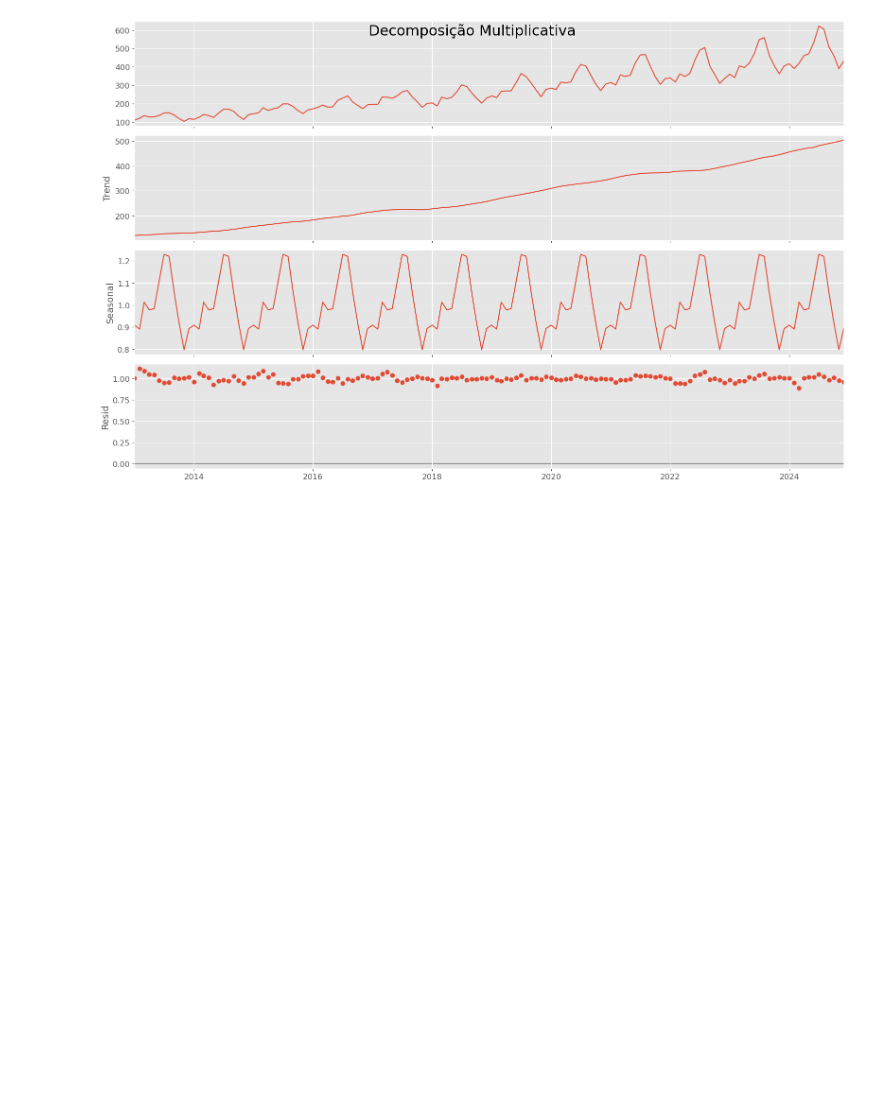
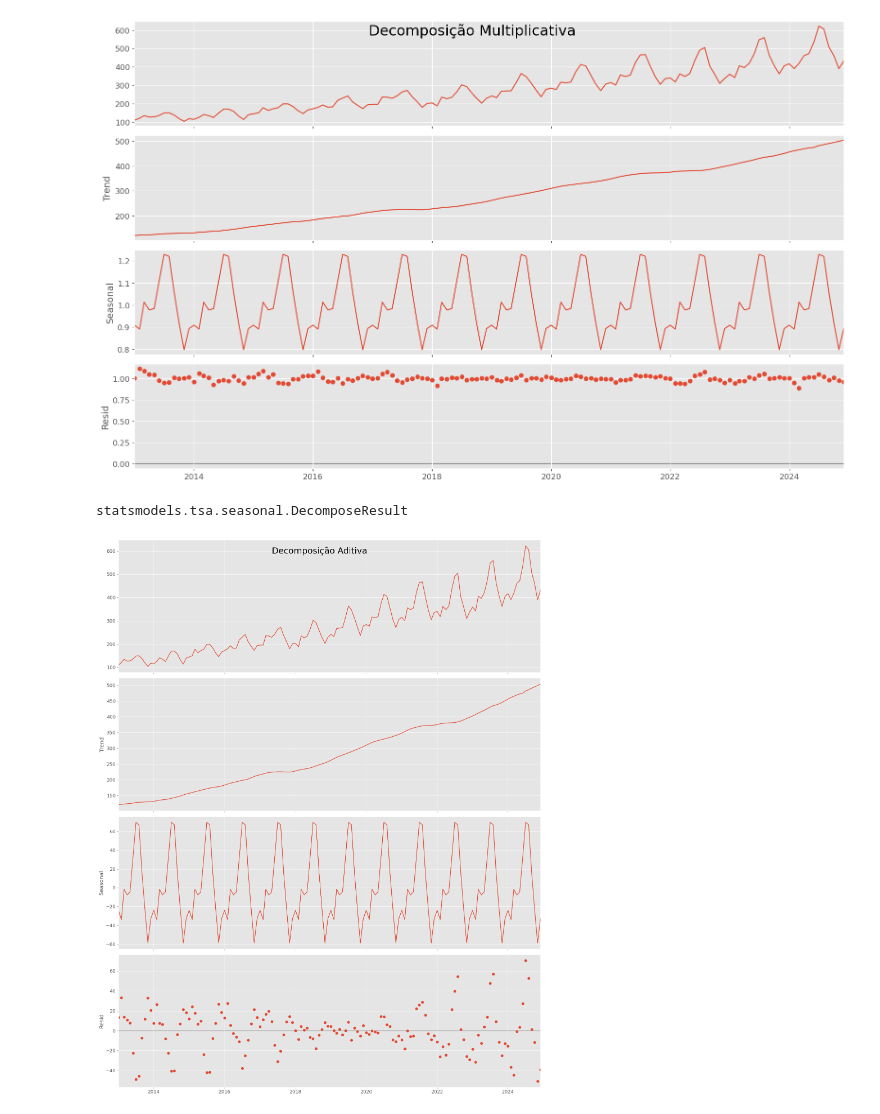
Before and after one commit to jrcomitre/Prever-Usuarios-Ativos-em-Web-Site, a Jupyter notebook: forecast_active_users.ipynb, the cells around one changed output. Saved outputs shown, nothing was run; the diff lists cells and outputs as text; code cells hidden in the pictures; blank space fills up the shorter version.

Commit message:
Decomposicao Aditiva

```diff
--- a/forecast_active_users.ipynb
+++ b/forecast_active_users.ipynb
@@ -217,3 +217,20 @@ decomposicao_multiplicativa.plot().suptitle('Decomposição Multiplicativa', fon
 plt.show()
 # %% [output]
 [figure]
+# %%
+# Decomposição Aditiva
+decomposicao_aditiva = sm.tsa.seasonal_decompose(dados_serie,
+                                                 model='aditive',
+                                                 extrapolate_trend='freq')
+# %%
+# Tipo do objeto
+type(decomposicao_aditiva)
+# %% [output]
+statsmodels.tsa.seasonal.DecomposeResult
+# %%
+# Plot
+plt.rcParams.update({'figure.figsize': (16,20)})
+decomposicao_aditiva.plot().suptitle('Decomposição Aditiva', fontsize = 22)
+plt.show()
+# %% [output]
+[figure, added]
```
